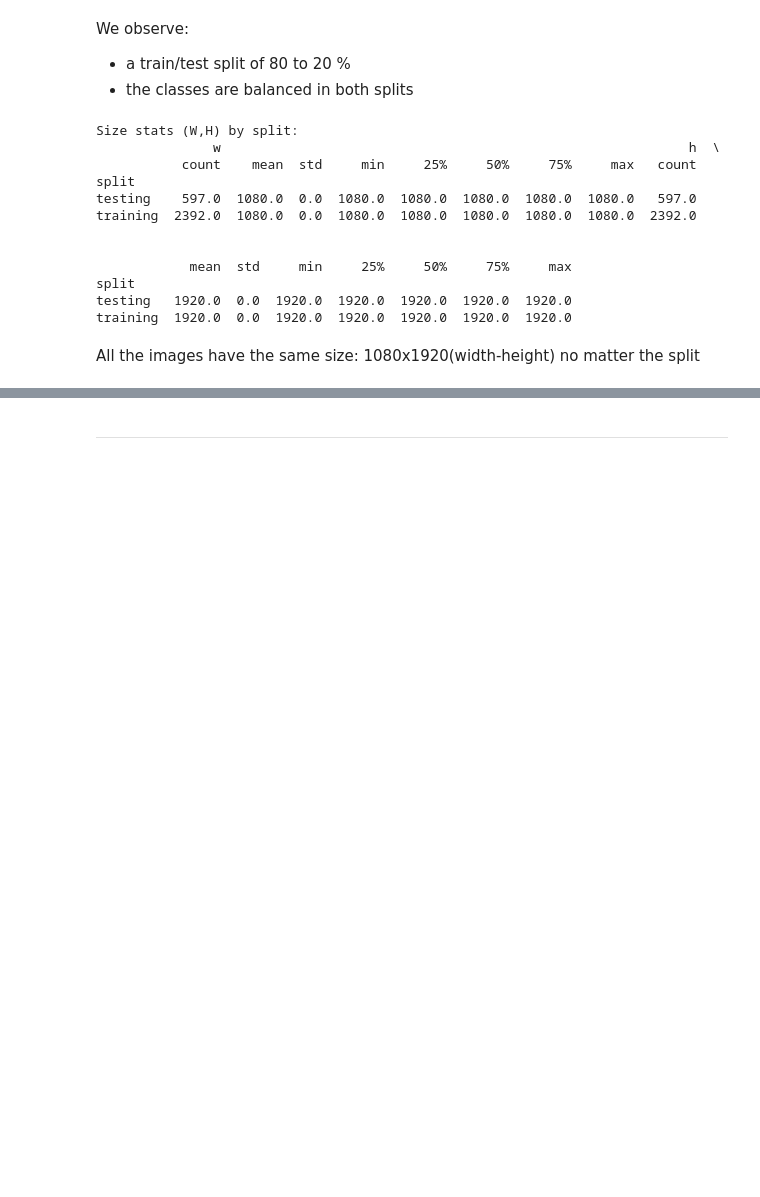
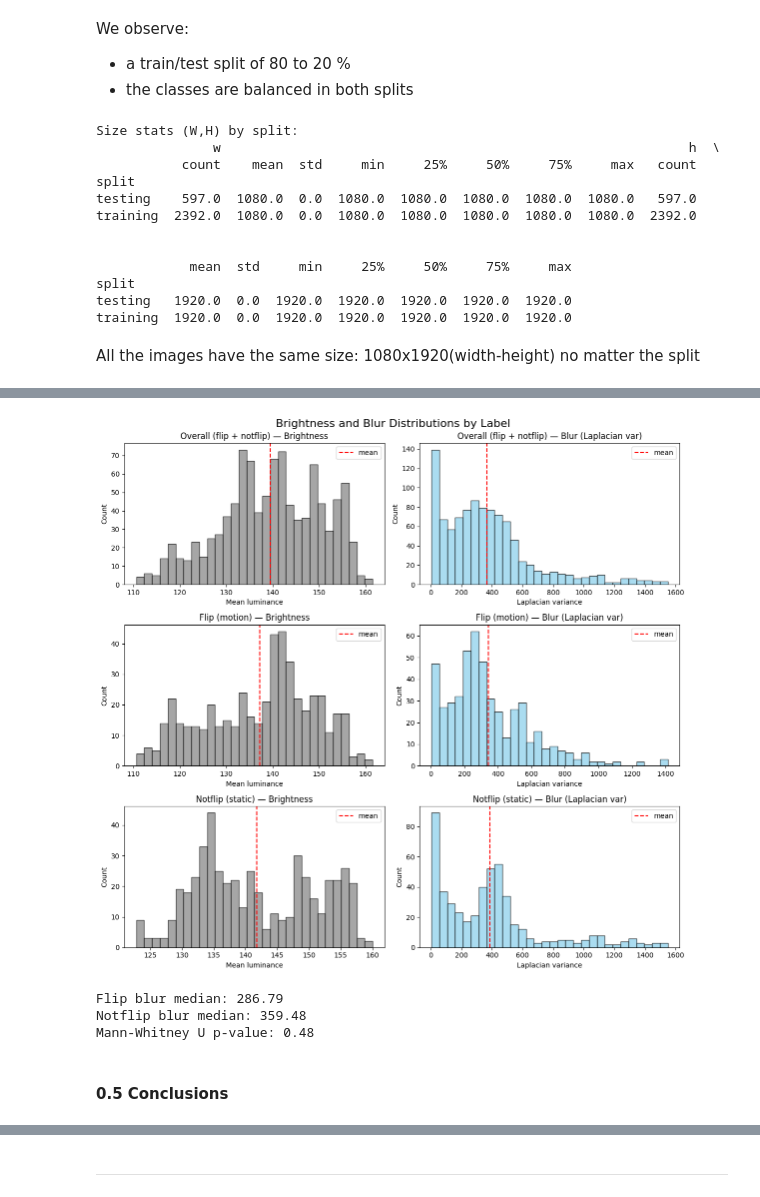
Before and after one commit to FederCO23/MonReader, a Jupyter notebook: MonReader_part1.ipynb, the cells around one changed output, grey strips where cells are left out. Cells and saved outputs as stored; diff of their text form; code cells hidden in the pictures; blank space fills up the shorter version.

```diff
--- a/MonReader_part1.ipynb
+++ b/MonReader_part1.ipynb
@@ -163,0 +288,41 @@ All the images have the same size: 1080x1920(width-height) no matter the split
+# %%
+# Run the Quality Scan
+res = scan_quality_stats(label="both", sample_n=500)
+# %%
+# Prepare figure to plot
+fig, axes = plt.subplots(3, 2, figsize=(12, 12))
+fig.suptitle("Brightness and Blur Distributions by Label", fontsize=16, y=0.93)
+
+labels_order = ["overall", "flip", "notflip"]
+titles = ["Overall (flip + notflip)", "Flip (motion)", "Notflip (static)"]
+
+# Helper: build a small accessor so "overall"/labels use the right branch
+def _get_block(res, key):
+    return res["overall"] if key == "overall" else res["per_label"][key]
+
+for i, lab in enumerate(labels_order):
+    # Brightness
+    blk = _get_block(res, lab)
+    ax_bright = axes[i, 0]
+    vals = blk["brightness"]["values"]
+    ax_bright.hist(vals, bins=30, color='gray', alpha=0.7, edgecolor='black')
+    ax_bright.set_title(f"{titles[i]} — Brightness")
+    ax_bright.set_xlabel("Mean luminance")
+    ax_bright.set_ylabel("Count")
+    ax_bright.axvline(blk["brightness"]["mean"], color='red', linestyle='--', label='mean')
+    ax_bright.legend()
+
+    # Blur (Laplacian variance)
+    ax_blur = axes[i, 1]
+    vals = blk["blur"]["values"]
+    ax_blur.hist(vals, bins=30, color='skyblue', alpha=0.7, edgecolor='black')
+    ax_blur.set_title(f"{titles[i]} — Blur (Laplacian var)")
+    ax_blur.set_xlabel("Laplacian variance")
+    ax_blur.set_ylabel("Count")
+    ax_blur.axvline(blk["blur"]["mean"], color='red', linestyle='--', label='mean')
+    ax_blur.legend()
+
+plt.tight_layout(rect=[0, 0, 1, 0.95])
+plt.show()
+# %% [output]
+[figure, added]
@@ -163,0 +331,22 @@ All the images have the same size: 1080x1920(width-height) no matter the split
+# %%
+# Median and p-value calculations
+# flip and notflip arrays
+flip_blur = res["per_label"]["flip"]["blur"]["values"]
+notflip_blur  = res["per_label"]["notflip"]["blur"]["values"]
+
+# compute medians and p-value
+flip_median = np.median(flip_blur)
+notflip_median = np.median(notflip_blur)
+u_stat, p_val = mannwhitneyu(flip_blur, notflip_blur, alternative='two-sided')
+
+# print with 2-decimal formatting
+print(f"Flip blur median: {np.median(flip_blur):.2f}")
+print(f"Notflip blur median: {np.median(notflip_blur):.2f}")
+u,p = mannwhitneyu(flip_blur, notflip_blur, alternative='two-sided')
+print(f"Mann-Whitney U p-value: {p:.2f}")
+# %% [output]
+Flip blur median: 286.79
+Notflip blur median: 359.48
+Mann-Whitney U p-value: 0.48
+# %% [markdown]
+#### 0.5 Conclusions
```
Also changed, not shown: parts of 72 cells of this notebook.
